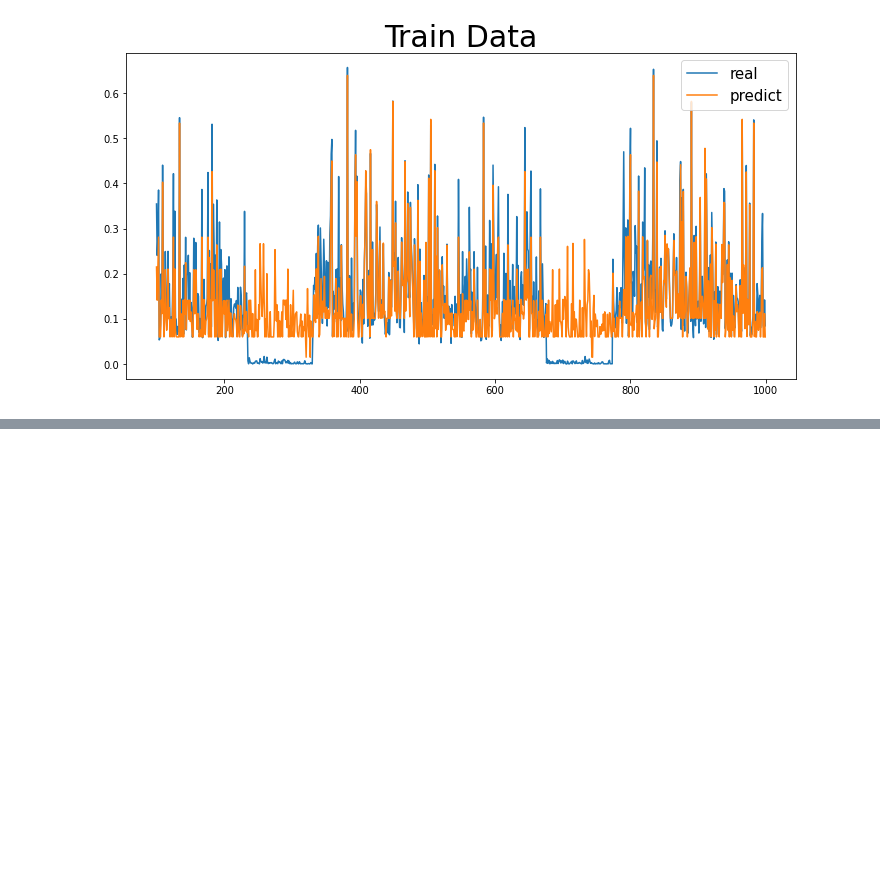
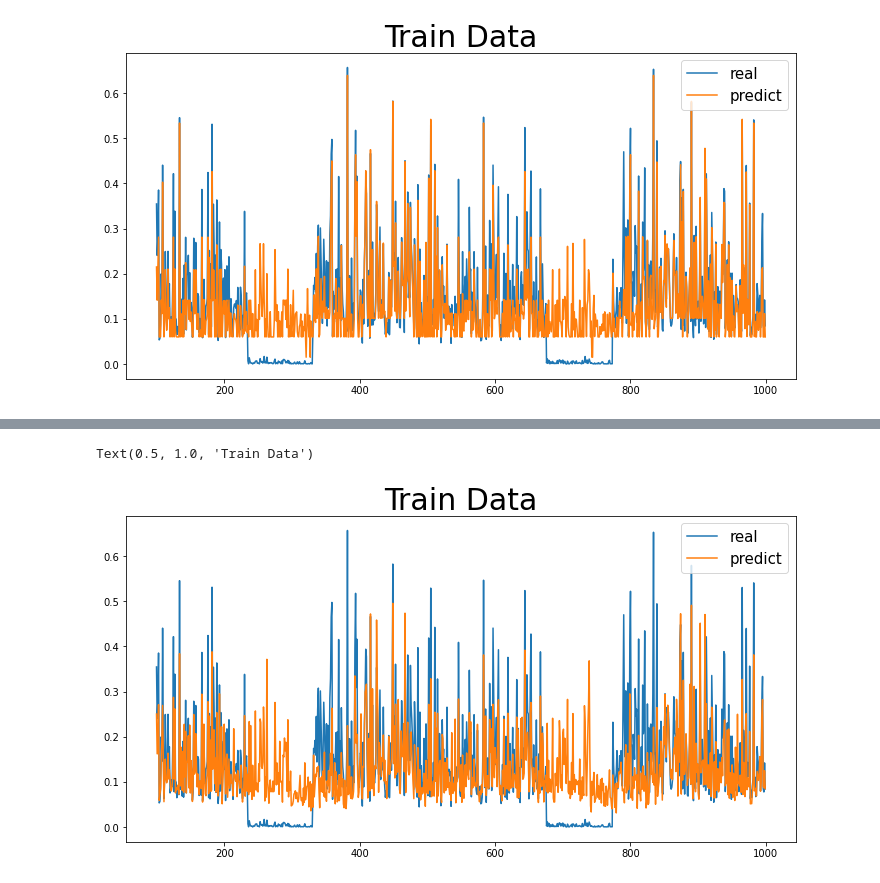
Before and after one commit to loveRDJ/DataScienceProject, a Jupyter notebook: Models.ipynb, the cells around one changed output, grey strips where cells are left out. Cells and saved outputs as stored; diff of their text form; code cells hidden in the pictures; blank space fills up the shorter version.

```diff
--- a/Models.ipynb
+++ b/Models.ipynb
@@ -700,0 +701,15 @@ plt.show()
+# %%
+start_time=time.time()
+svr_model = SVR()
+svr_model.fit(X_train, y_train)
+y_train_predict=svr_model.predict(X_train)
+end_time = time.time()
+training_time.append(end_time-start_time)
+draw=pd.concat([pd.DataFrame(y_train),pd.DataFrame(y_train_predict)],axis=1)
+draw.iloc[100:1000,0].plot(figsize=(12,6))
+draw.iloc[100:1000,1].plot(figsize=(12,6))
+plt.legend(('real', 'predict'),loc='upper right',fontsize='15')
+plt.title("Train Data",fontsize='30')
+# %% [output]
+Text(0.5, 1.0, 'Train Data')
+[figure, added]
```
Also changed, not shown: parts of 66 cells of this notebook.
